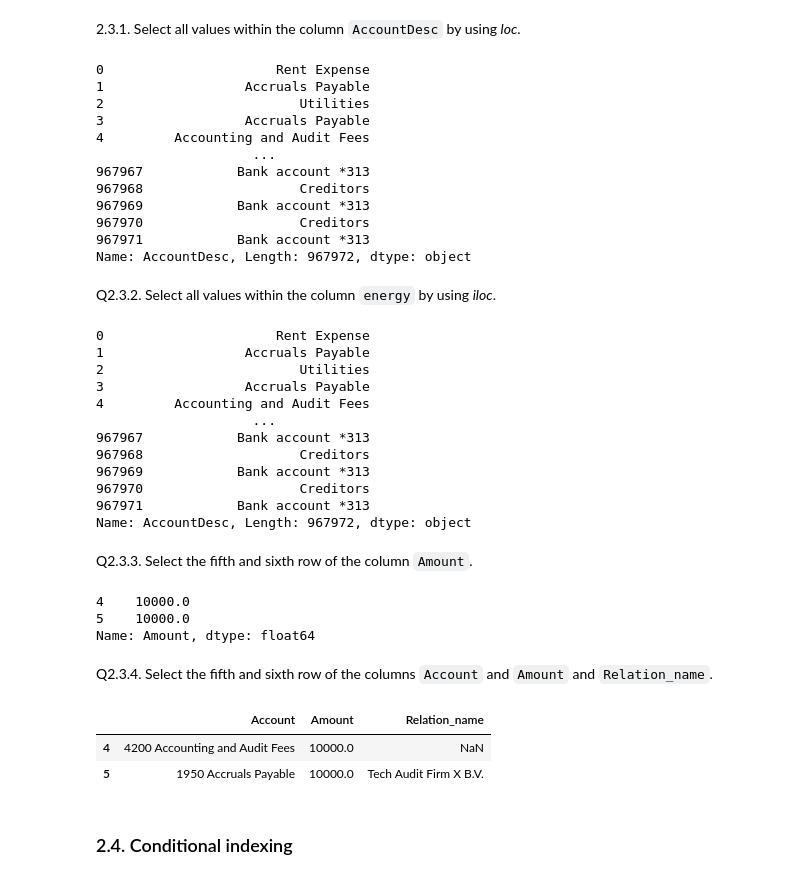
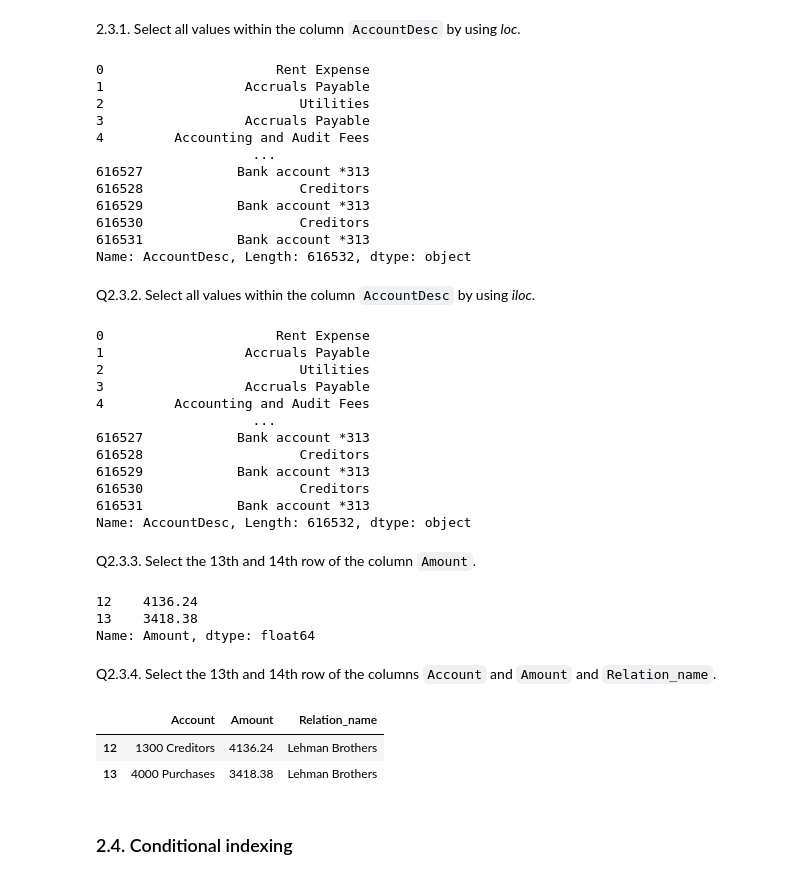
Before and after one commit to Louren/dsa-practica, a Jupyter notebook: Notebooks/1a_answers.ipynb, the cells around one changed output. Cells and saved outputs as stored; diff of their text form; code cells hidden in the pictures.

````diff
--- a/Notebooks/1a_answers.ipynb
+++ b/Notebooks/1a_answers.ipynb
@@ -160,7 +160,7 @@ Q2.1.2. Read in the _DigiJazz GL Dataset_.
 import pandas as pd
 import os
 # Path needs to be adjusted to the location of the file - Louren to set this to proper path for Colab
-gl_data = pd.read_excel(os.path.join(os.getcwd(), "../../GL Generate/transactions.xlsx"), sheet_name="GLData");
+gl_data = pd.read_excel(os.path.join(os.getcwd(), "../Datasets/DigiJazz_transactions.xlsx"), sheet_name="GLData");
 gl_data
 # %% [output]
 |  | Date | Period | Description | JournalCode | JournalDesc | JournalType | Booknr | AccountCode | ... |
@@ -257,14 +257,14 @@ gl_data.loc[:,"AccountDesc"]
 3                  Accruals Payable
 4         Accounting and Audit Fees
                     ...
-967967            Bank account *313
-967968                    Creditors
-967969            Bank account *313
-967970                    Creditors
-967971            Bank account *313
-Name: AccountDesc, Length: 967972, dtype: object
+616527            Bank account *313
+616528                    Creditors
+616529            Bank account *313
+616530                    Creditors
+616531            Bank account *313
+Name: AccountDesc, Length: 616532, dtype: object
 # %% [markdown]
-Q2.3.2. Select all values within the column ```energy``` by using _iloc_.
+Q2.3.2. Select all values within the column ```AccountDesc``` by using _iloc_.
 # %%
 # A2.3.2.
 gl_data.iloc[:,8]
@@ -275,30 +275,30 @@ gl_data.iloc[:,8]
 3                  Accruals Payable
 4         Accounting and Audit Fees
                     ...
-967967            Bank account *313
-967968                    Creditors
-967969            Bank account *313
-967970                    Creditors
-967971            Bank account *313
-Name: AccountDesc, Length: 967972, dtype: object
+616527            Bank account *313
+616528                    Creditors
+616529            Bank account *313
+616530                    Creditors
+616531            Bank account *313
+Name: AccountDesc, Length: 616532, dtype: object
 # %% [markdown]
-Q2.3.3. Select the fifth and sixth row of the column ```Amount```.
+Q2.3.3. Select the 13th and 14th row of the column ```Amount```.
 # %%
 # A2.3.3.
-gl_data.loc[4:5,"Amount"]
+gl_data.loc[12:13,"Amount"]
 # %% [output]
-4    10000.0
-5    10000.0
+12    4136.24
+13    3418.38
 Name: Amount, dtype: float64
 # %% [markdown]
-Q2.3.4. Select the fifth and sixth row of the columns ```Account``` and ```Amount``` and `Relation_name`.
+Q2.3.4. Select the 13th and 14th row of the columns ```Account``` and ```Amount``` and `Relation_name`.
 # %%
 # A2.3.4.
-gl_data.loc[4:5,["Account","Amount","Relation_name"]]
+gl_data.loc[12:13,["Account","Amount","Relation_name"]]
 # %% [output]
 |  | Account | Amount | Relation_name |
-| 4 | 4200 Accounting and Audit Fees | 10000.0 | NaN |
-| 5 | 1950 Accruals Payable | 10000.0 | Tech Audit Firm X B.V. |
+| 12 | 1300 Creditors | 4136.24 | Lehman Brothers |
+| 13 | 4000 Purchases | 3418.38 | Lehman Brothers |
 # %% [markdown]
 ### 2.4. Conditional indexing
 # %% [markdown]
````
Also changed, not shown: parts of 18 cells of this notebook.
